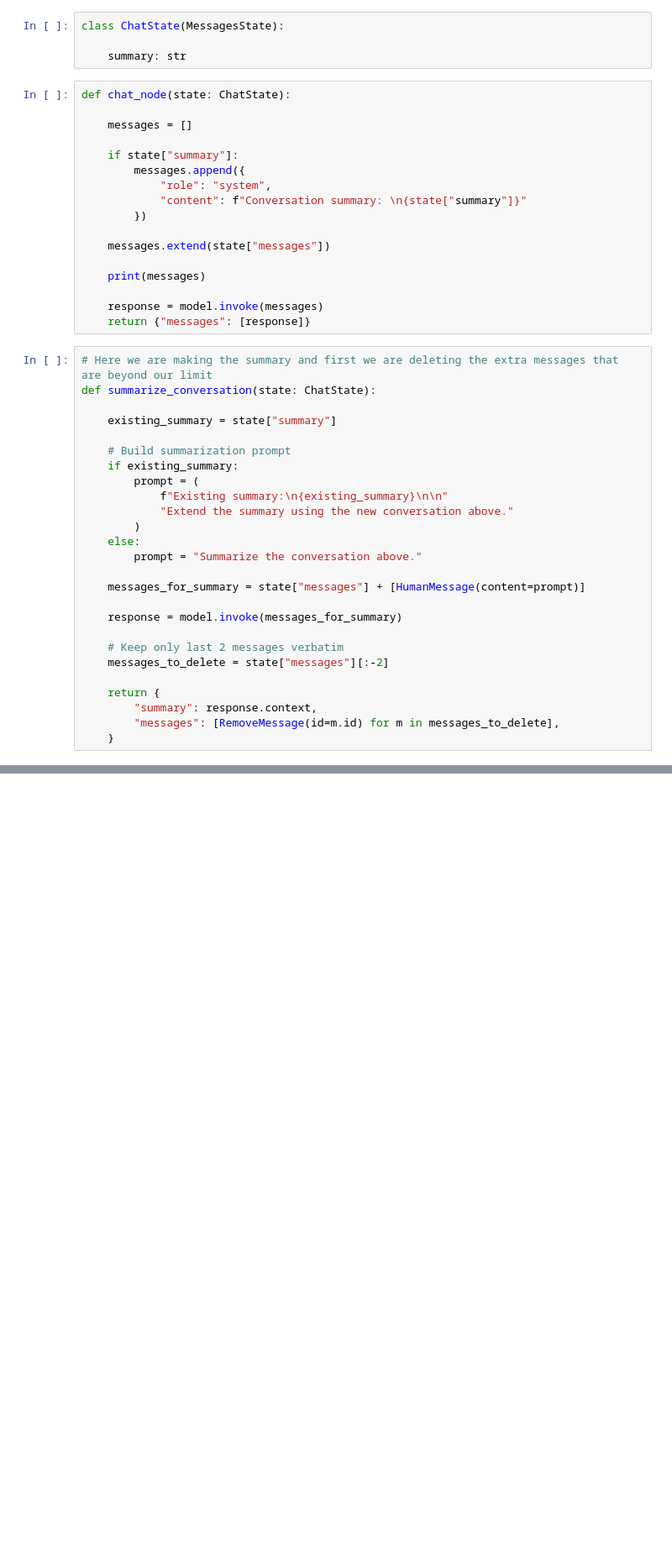
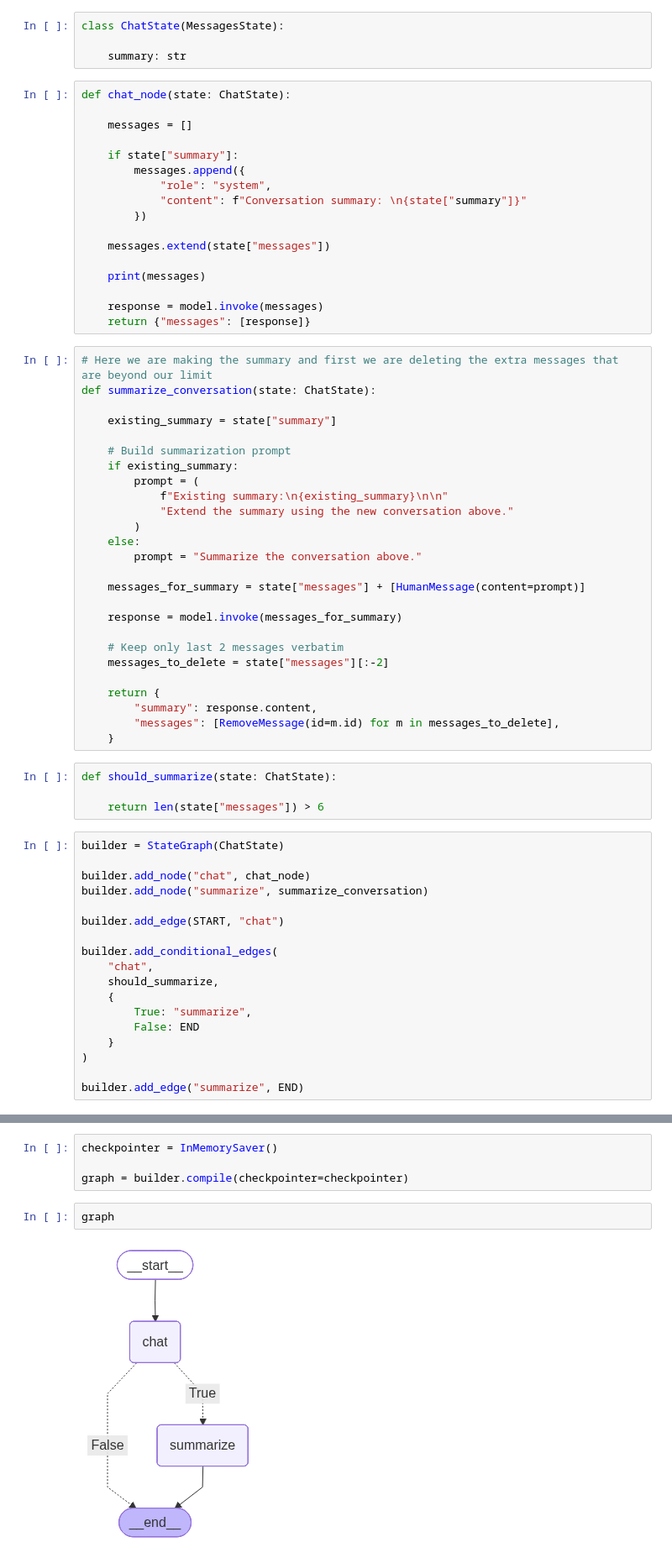
Before and after one commit to sanjogbhalla16/Langgraph---CampusX, a Jupyter notebook: Day16-STM-Summarization-CampusX.ipynb, the cells around one changed output, grey strips where cells are left out. Shown at 84% size. Drawn from its saved outputs; the diff is of its cells as text; blank space fills up the shorter version.

Commit message:
Short term memory

```diff
--- a/Day16-STM-Summarization-CampusX.ipynb
+++ b/Day16-STM-Summarization-CampusX.ipynb
@@ -56,6 +56,28 @@ def summarize_conversation(state: ChatState):
     messages_to_delete = state["messages"][:-2]
 
     return {
-        "summary": response.context,
+        "summary": response.content,
         "messages": [RemoveMessage(id=m.id) for m in messages_to_delete],
     }
+# %%
+def should_summarize(state: ChatState):
+
+    return len(state["messages"]) > 6
+# %%
+builder = StateGraph(ChatState)
+
+builder.add_node("chat", chat_node)
+builder.add_node("summarize", summarize_conversation)
+
+builder.add_edge(START, "chat")
+
+builder.add_conditional_edges(
+    "chat",
+    should_summarize,
+    {
+        True: "summarize",
+        False: END
+    }
+)
+
+builder.add_edge("summarize", END)
@@ -61,0 +86,8 @@ def summarize_conversation(state: ChatState):
+# %%
+checkpointer = InMemorySaver()
+
+graph = builder.compile(checkpointer=checkpointer)
+# %%
+graph
+# %% [output]
+[figure, added]
```
Also changed, not shown: parts of 10 cells of this notebook.
